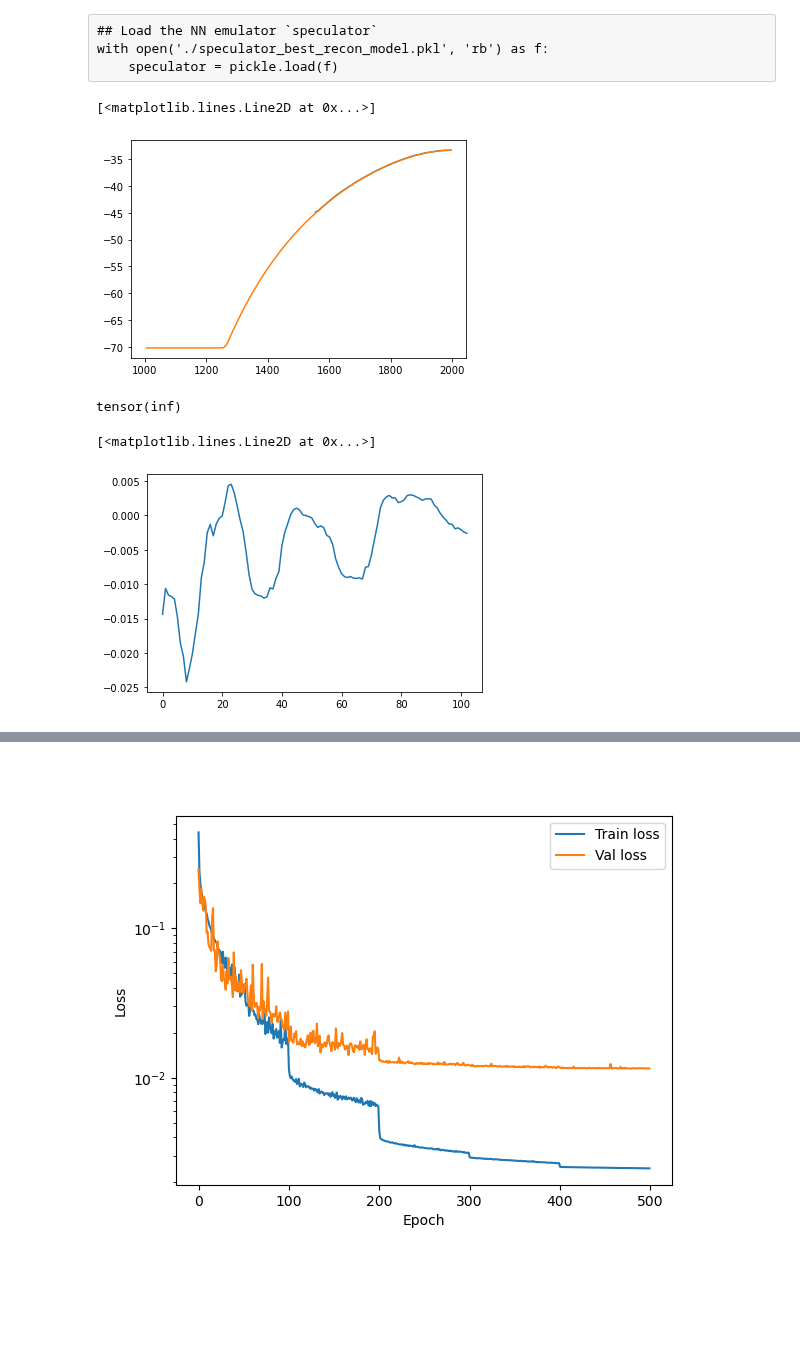
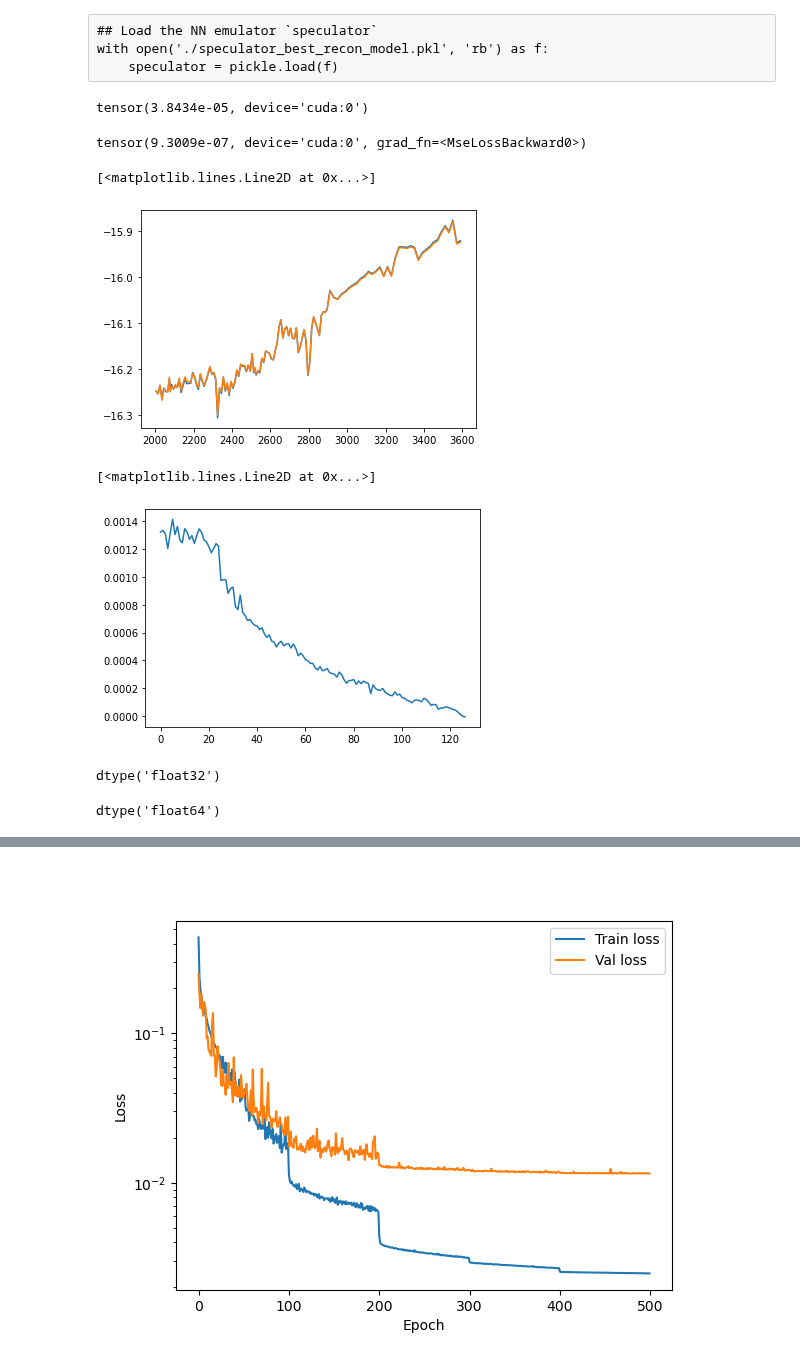
Before and after one commit to AstroJacobLi/popsed, a Jupyter notebook: notebooks/forward_model/NMF/spec_phot_emulator_NMF.ipynb, the cells around one changed output, grey strips where cells are left out. Drawn from its saved outputs; the diff is of its cells as text; code cells hidden in the pictures; blank space fills up the shorter version.

```diff
--- a/notebooks/forward_model/NMF/spec_phot_emulator_NMF.ipynb
+++ b/notebooks/forward_model/NMF/spec_phot_emulator_NMF.ipynb
@@ -62,6 +62,7 @@ transform specs to PCA one by one, avoid memory overflow
 # %%
 logspec = np.concatenate([np.load(f'./train_sed_NMF/fsps.NMF.v0.1.log10spectrum.seed{i+1}{str_wbin}.npy')
                            for i in range(0, 1)])
+logspec = logspec.astype('float32')
 # logspec = interp_nan(logspec)
 # print(logspec.shape)
 # # Very large... and slow
@@ -149,7 +151,7 @@ speculator.plot_loss()
 [figure]
 # %%
 ## Load the NN emulator `speculator`
-with open('./speculator_best_loss_model_NMF.emu_0.pkl', 'rb') as f:
+with open('./best_emulator/speculator_best_loss_model_NMF.emu_1.pkl', 'rb') as f:
     _speculator = pickle.load(f)
 # %%
 _speculator.plot_loss()
@@ -158,2 +159,0 @@ _speculator.plot_loss()
-# %%
-_speculator.train(lr=1e-5, n_e)
@@ -167,7 +181,24 @@ _specs = _speculator.predict_spec(torch.Tensor(params).to('cuda')).cpu().detach(
+# %%
+outputs = _speculator.network(torch.Tensor(params).to('cuda'))
+outputs = _speculator.pca.inverse_transform(
+    _speculator.pca_scaler.inverse_transform(outputs), device=_speculator.device)
+_logspecs = _speculator.pca.logspec_scaler.inverse_transform(outputs, device='cuda')
+_logspecs = _logspecs.detach().cpu().numpy()
+
+labels = _speculator.pca.inverse_transform(torch.Tensor(pca_coeff).to('cuda'), device='cuda')
+# labels = _speculator.pca.logspec_scaler.inverse_transform(labels, device='cuda')
+# %%
+MSELoss()(torch.Tensor(_logspecs).to('cuda'), torch.Tensor(logspec).to('cuda'))
+# %% [output]
+tensor(3.8434e-05, device='cuda:0')
+# %%
+MSELoss()(outputs, labels)
+# %% [output]
+tensor(9.3009e-07, device='cuda:0', grad_fn=<MseLossBackward0>)
 # %%
-plt.plot(wave[wave_bin], np.log10(_specs)[219])
+plt.plot(wave[wave_bin], _logspecs[122])
 # plt.plot(wave[wave_bin], logspec[val_ind][529])
-plt.plot(wave[wave_bin], logspec[219])
+plt.plot(wave[wave_bin], logspec[122])
 # %% [output]
 [<matplotlib.lines.Line2D at 0x...>]
-[figure, old version]
+[figure, new version]
@@ -176,12 +205,17 @@ from torch.nn import MSELoss
-# %%
-MSELoss()(torch.Tensor(np.log10(_specs)), torch.Tensor(logspec))
-# %% [output]
-tensor(inf)
 # %%
 # plt.plot(np.nanmedian(np.log10(_specs) - logspec[val_ind], axis=0))
-plt.plot(np.nanmedian(np.log10(_specs) - logspec, axis=0))
+# plt.plot(np.nanmedian(np.log10(_specs) - logspec, axis=0))
+plt.plot(np.nanmedian(_logspecs - logspec, axis=0))
 # %% [output]
 [<matplotlib.lines.Line2D at 0x...>]
-[figure, old version]
+[figure, new version]
+# %%
+_logspecs[(diff[:, 0] > 0.1)].dtype
+# %% [output]
+dtype('float32')
+# %%
+logspec[(diff[:, 0] > 0.1)].dtype
+# %% [output]
+dtype('float64')
 # %%
 # diff = (10**logspec[val_ind] - _specs) / 10**logspec[val_ind] * 100
```
Also changed, not shown: parts of 15 cells of this notebook.
